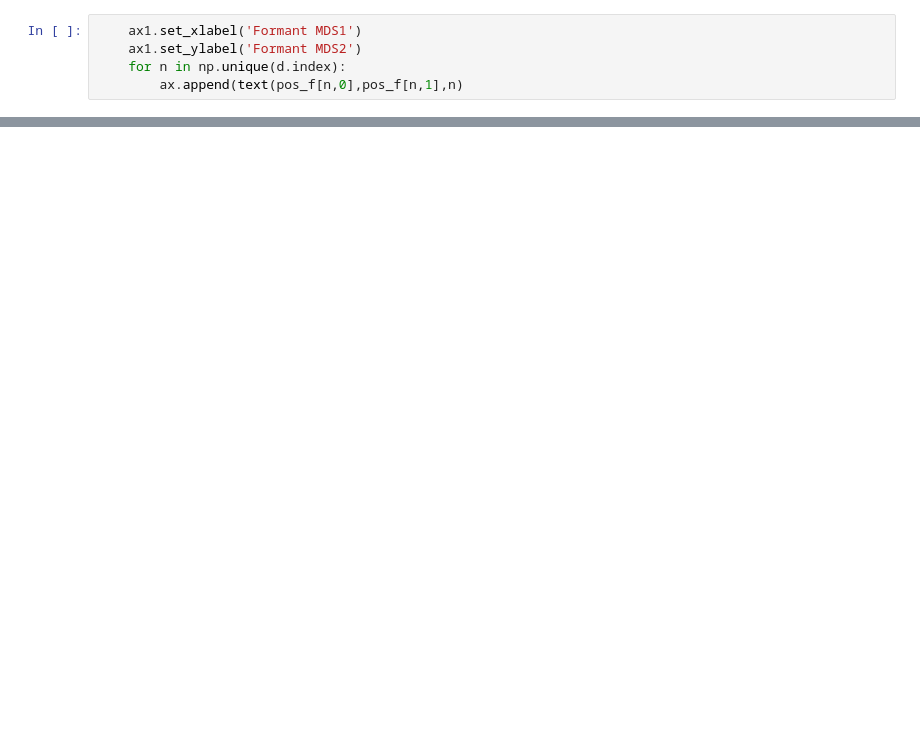
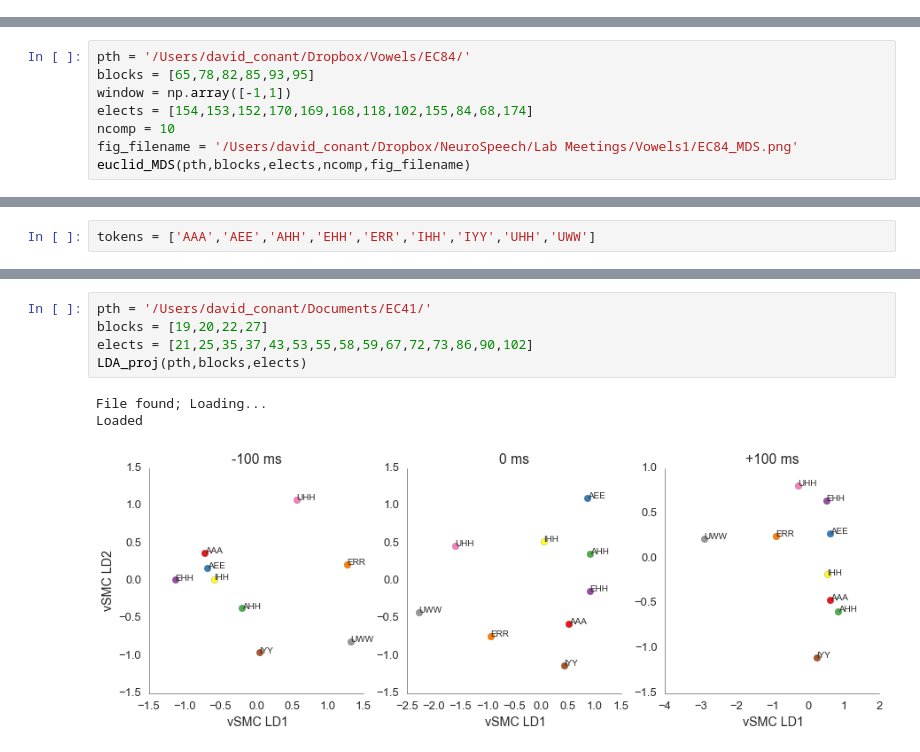
Before and after one commit to dfconant/utilities, a Jupyter notebook: iPyNb/Vowel_MDS.ipynb, the cells around one changed output, grey strips where cells are left out. Drawn from its saved outputs; the diff is of its cells as text; blank space fills up the shorter version.

```diff
--- a/iPyNb/Vowel_MDS.ipynb
+++ b/iPyNb/Vowel_MDS.ipynb
@@ -177,5 +30,0 @@ array([[[  107.4,   575.3,  1429.5,  2425. ,  3332.1],
-# %%
-    ax1.set_xlabel('Formant MDS1')
-    ax1.set_ylabel('Formant MDS2')
-    for n in np.unique(d.index):
-        ax.append(text(pos_f[n,0],pos_f[n,1],n)
@@ -185,0 +184,8 @@ enumerate(zip(f_ranges,e_ranges))
+# %%
+pth = '/Users/david_conant/Dropbox/Vowels/EC84/'
+blocks = [65,78,82,85,93,95]
+window = np.array([-1,1])
+elects = [154,153,152,170,169,168,118,102,155,84,68,174]
+ncomp = 10
+fig_filename = '/Users/david_conant/Dropbox/NeuroSpeech/Lab Meetings/Vowels1/EC84_MDS.png'
+euclid_MDS(pth,blocks,elects,ncomp,fig_filename)
@@ -185,0 +244,2 @@ enumerate(zip(f_ranges,e_ranges))
+# %%
+tokens = ['AAA','AEE','AHH','EHH','ERR','IHH','IYY','UHH','UWW']
@@ -185,0 +325,9 @@ enumerate(zip(f_ranges,e_ranges))
+# %%
+pth = '/Users/david_conant/Documents/EC41/'
+blocks = [19,20,22,27]
+elects = [21,25,35,37,43,53,55,58,59,67,72,73,86,90,102]
+LDA_proj(pth,blocks,elects)
+# %% [output]
+File found; Loading...
+Loaded
+[figure, added]
```
Also changed, not shown: parts of 16 cells of this notebook, 19 other files.
